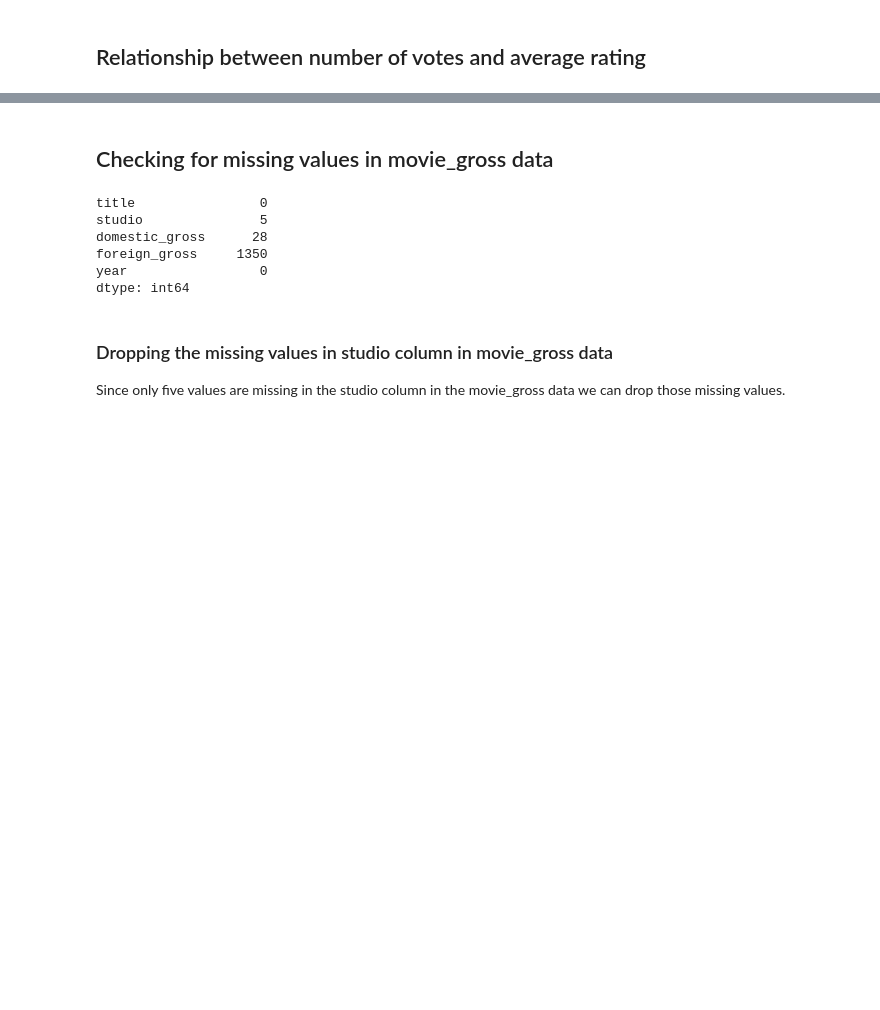
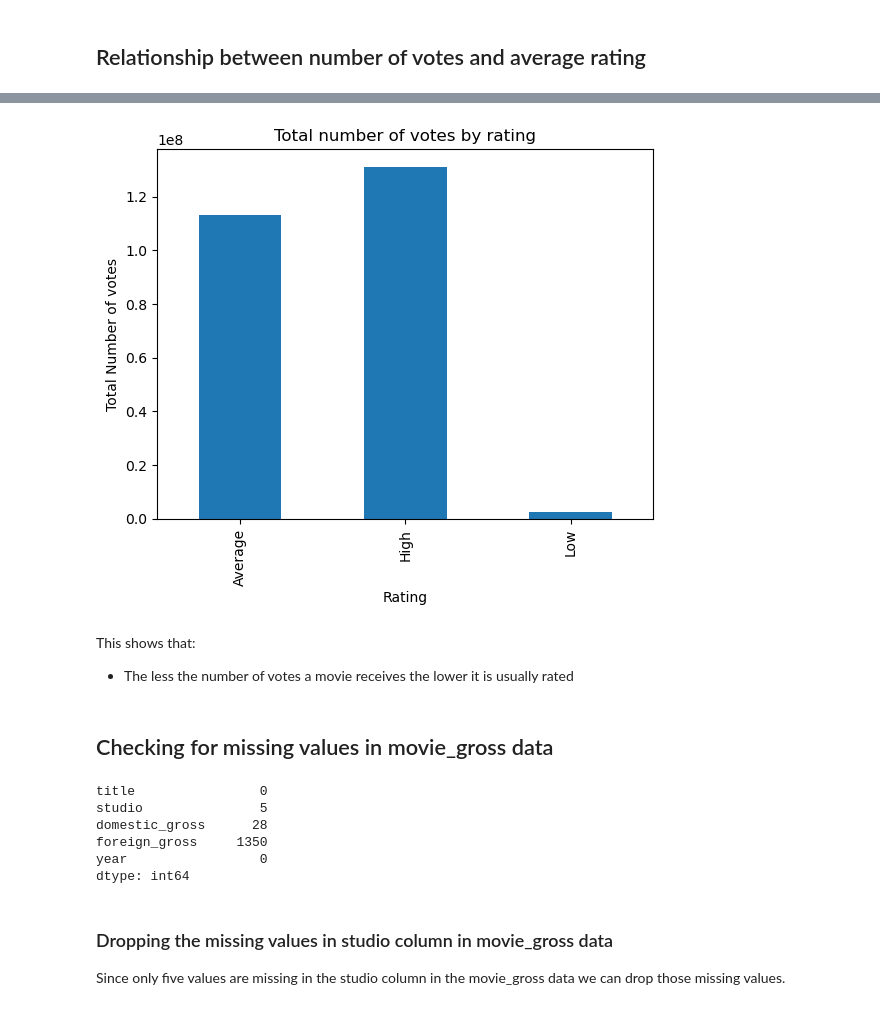
Before and after one commit to billymwangi/test, a Jupyter notebook: student.ipynb, the cells around one changed output, grey strips where cells are left out. Saved outputs shown, nothing was run; the diff lists cells and outputs as text; code cells hidden in the pictures; blank space fills up the shorter version.

```diff
--- a/student.ipynb
+++ b/student.ipynb
@@ -419,3 +414,18 @@ plt.show()
+# %%
+sum_grouped_votes = movie_ratings_basics.groupby('new_rating')['numvotes'].sum()
+
+sum_grouped_votes.plot(kind='bar', x='new_rating', y='numvotes')
+
+plt.xlabel('Rating')
+plt.ylabel('Total Number of votes')
+plt.title('Total number of votes by rating')
+
+plt.show()
+# %% [output]
+[figure, added]
+# %% [markdown]
+This shows that:
+- The less the number of votes a movie receives the lower it is usually rated
 # %% [markdown]
 ## Checking for missing values in movie_gross data
 # %%
```
Also changed, not shown: parts of 9 cells of this notebook.
